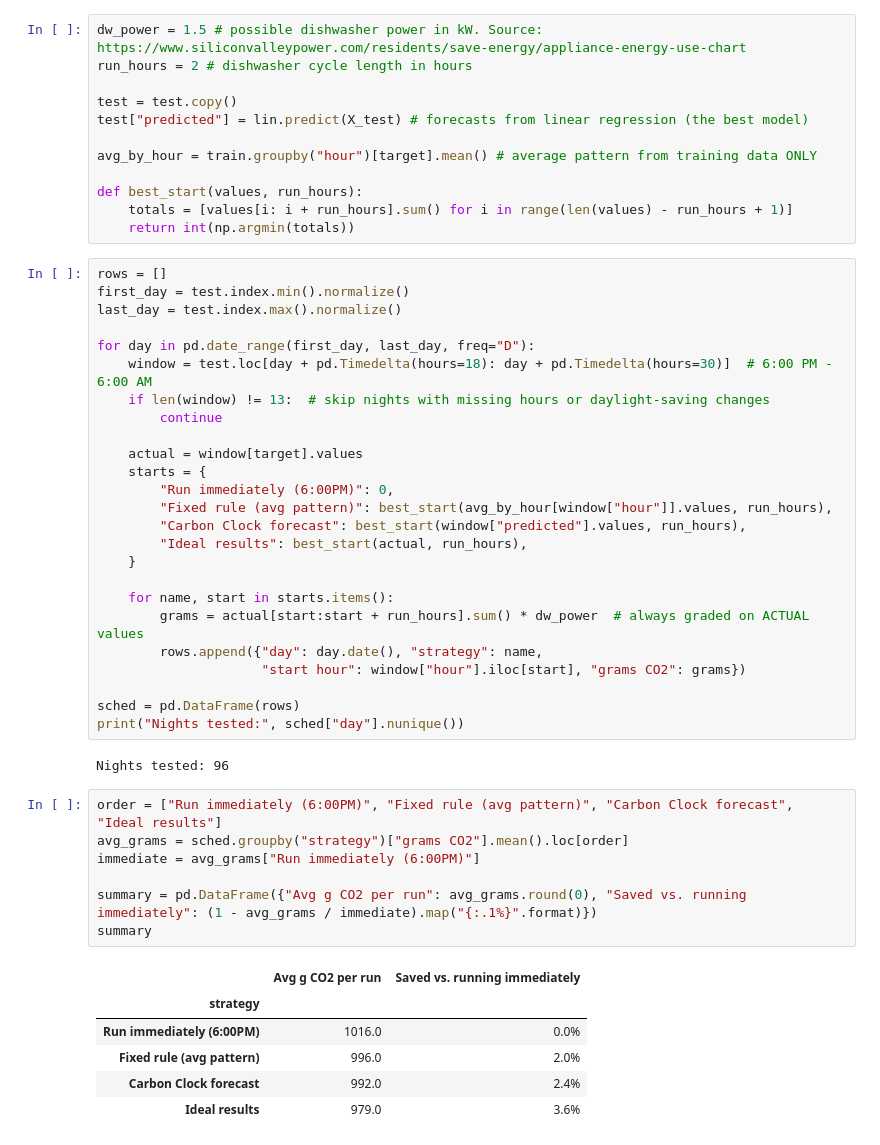
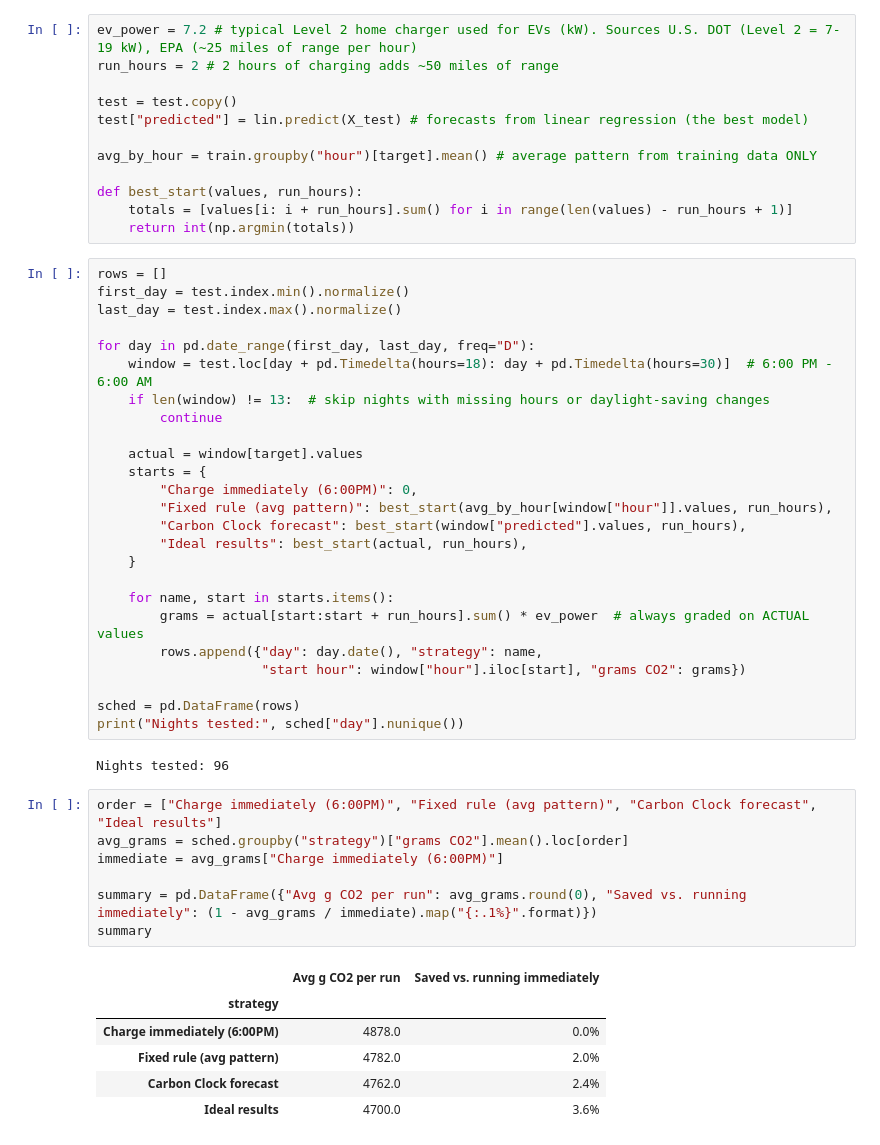
Before and after one commit to drgdlr09/Carbon_Clock, a Jupyter notebook: Carbon_Clock.ipynb, the cells around one changed output. Drawn from its saved outputs; the diff is of its cells as text.

```diff
--- a/Carbon_Clock.ipynb
+++ b/Carbon_Clock.ipynb
@@ -190,6 +187,6 @@ Each strategy chooses its hours, and we grade it using the actual carbon intensi
 # %%
-dw_power = 1.5 # possible dishwasher power in kW. Source: https://www.siliconvalleypower.com/residents/save-energy/appliance-energy-use-chart
-run_hours = 2 # dishwasher cycle length in hours
+ev_power = 7.2 # typical Level 2 home charger used for EVs (kW). Sources U.S. DOT (Level 2 = 7-19 kW), EPA (~25 miles of range per hour)
+run_hours = 2 # 2 hours of charging adds ~50 miles of range
 
 test = test.copy()
 test["predicted"] = lin.predict(X_test) # forecasts from linear regression (the best model)
@@ -211,14 +208,14 @@ for day in pd.date_range(first_day, last_day, freq="D"):
 
     actual = window[target].values
     starts = {
-        "Run immediately (6:00PM)": 0,
+        "Charge immediately (6:00PM)": 0,
         "Fixed rule (avg pattern)": best_start(avg_by_hour[window["hour"]].values, run_hours),
         "Carbon Clock forecast": best_start(window["predicted"].values, run_hours),
         "Ideal results": best_start(actual, run_hours),
     }
 
     for name, start in starts.items():
-        grams = actual[start:start + run_hours].sum() * dw_power  # always graded on ACTUAL values
+        grams = actual[start:start + run_hours].sum() * ev_power  # always graded on ACTUAL values
         rows.append({"day": day.date(), "strategy": name,
                      "start hour": window["hour"].iloc[start], "grams CO2": grams})
 
@@ -227,17 +224,17 @@ print("Nights tested:", sched["day"].nunique())
 # %% [output]
 Nights tested: 96
 # %%
-order = ["Run immediately (6:00PM)", "Fixed rule (avg pattern)", "Carbon Clock forecast", "Ideal results"]
+order = ["Charge immediately (6:00PM)", "Fixed rule (avg pattern)", "Carbon Clock forecast", "Ideal results"]
 avg_grams = sched.groupby("strategy")["grams CO2"].mean().loc[order]
-immediate = avg_grams["Run immediately (6:00PM)"]
+immediate = avg_grams["Charge immediately (6:00PM)"]
 
 summary = pd.DataFrame({"Avg g CO2 per run": avg_grams.round(0), "Saved vs. running immediately": (1 - avg_grams / immediate).map("{:.1%}".format)})
 summary
 # %% [output]
 |  | Avg g CO2 per run | Saved vs. running immediately |
 | strategy |  |  |
-| Run immediately (6:00PM) | 1016.0 | 0.0% |
-| Fixed rule (avg pattern) | 996.0 | 2.0% |
-| Carbon Clock forecast | 992.0 | 2.4% |
-| Ideal results | 979.0 | 3.6% |
+| Charge immediately (6:00PM) | 4878.0 | 0.0% |
+| Fixed rule (avg pattern) | 4782.0 | 2.0% |
+| Carbon Clock forecast | 4762.0 | 2.4% |
+| Ideal results | 4700.0 | 3.6% |
 # %%
```
Also changed, not shown: parts of 17 cells of this notebook.
